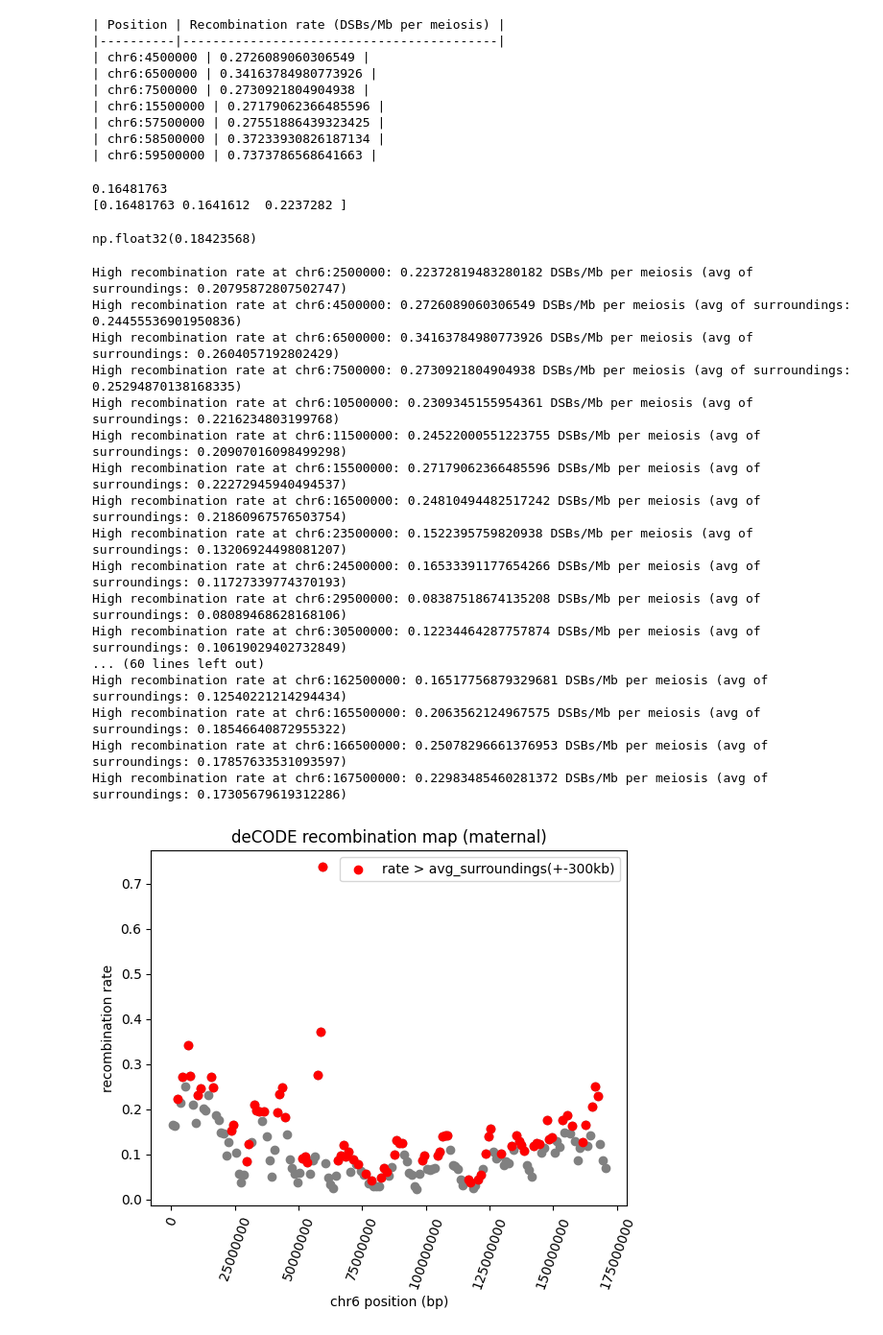
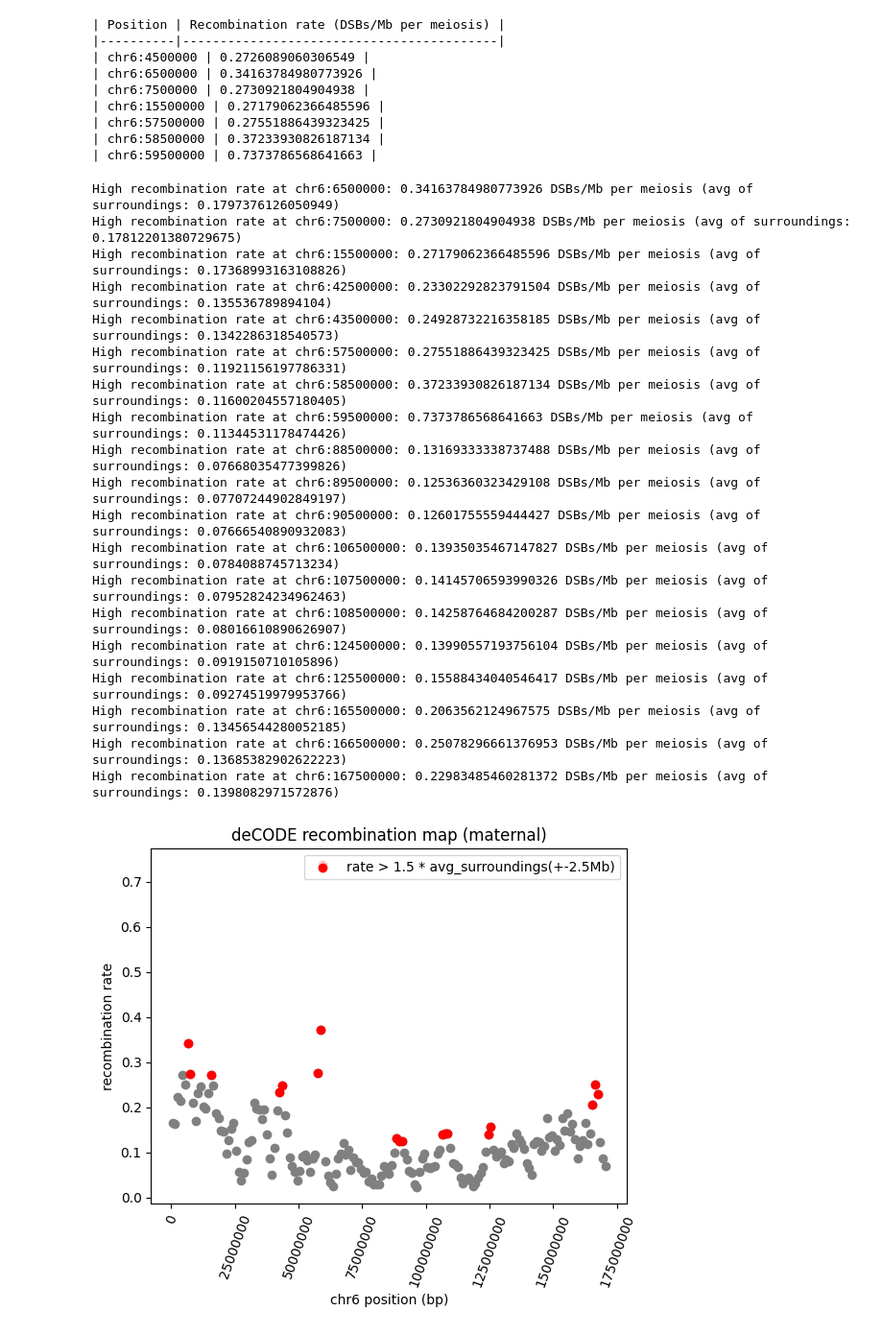
Before and after one commit to jedrzejkubica/Elixir-BH-2025, a Jupyter notebook: haploblock_breakpoints.ipynb, the cells around one changed output. Shown: that part at 96% size. Drawn from its saved outputs; the diff is of its cells as text; code cells hidden in the pictures.

Commit message:
haploblock_breakpoints.ipynb : gaussian smooting, calling peaks

```diff
--- a/haploblock_breakpoints.ipynb
+++ b/haploblock_breakpoints.ipynb
@@ -244,70 +244,58 @@ for pos, rate in zip(high_recomb_pos, high_recomb_rates):
 | chr6:57500000 | 0.27551886439323425 |
 | chr6:58500000 | 0.37233930826187134 |
 | chr6:59500000 | 0.7373786568641663 |
-# %%
-# use DSB (double-strand breaks, DSBs/Mb per meiosis),
-# PRDM9-driven DSBs correspond strongly with recombination hotspots
-recomb_rates = mat_chr["DSB"].to_numpy()
-# %%
-i = 0
-print(recomb_rates[i])
-print(recomb_rates[max(0, i-3):min(len(recomb_rates), i+3)])
-numpy.average(recomb_rates[max(0, i-3):min(len(recomb_rates), i+3)])
-# %% [output]
-0.16481763
-[0.16481763 0.1641612  0.2237282 ]
-np.float32(0.18423568)
 # %%
 high_recomb_pos = []
 high_recomb_rates = []
 
 for i in range(len(recomb_rates)):
-    # take average of +-300kb
-    surroundings_average = numpy.average(recomb_rates[max(0, i-3):min(len(recomb_rates), i+3)])
-    if recomb_rates[i] > surroundings_average:
+    # take average of surroundings +-2.5Mb
+    surroundings_average = numpy.average(recomb_rates[max(0, i-25):min(len(recomb_rates), i+25)])
+    if recomb_rates[i] > 1.5 * surroundings_average:
         high_recomb_pos.append(mat_chr["pos"][i])
         high_recomb_rates.append(recomb_rates[i])
         print(f"High recombination rate at {CHR}:{mat_chr['pos'][i]}: {recomb_rates[i]} DSBs/Mb per meiosis (avg of surroundings: {surroundings_average})")
 # %% [output]
-High recombination rate at chr6:2500000: 0.22372819483280182 DSBs/Mb per meiosis (avg of surroundings: 0.20795872807502747)
-High recombination rate at chr6:4500000: 0.2726089060306549 DSBs/Mb per meiosis (avg of surroundings: 0.24455536901950836)
-High recombination rate at chr6:6500000: 0.34163784980773926 DSBs/Mb per meiosis (avg of surroundings: 0.2604057192802429)
-High recombination rate at chr6:7500000: 0.2730921804904938 DSBs/Mb per meiosis (avg of surroundings: 0.25294870138168335)
-High recombination rate at chr6:10500000: 0.2309345155954361 DSBs/Mb per meiosis (avg of surroundings: 0.2216234803199768)
-High recombination rate at chr6:11500000: 0.24522000551223755 DSBs/Mb per meiosis (avg of surroundings: 0.20907016098499298)
-High recombination rate at chr6:15500000: 0.27179062366485596 DSBs/Mb per meiosis (avg of surroundings: 0.22272945940494537)
-High recombination rate at chr6:16500000: 0.24810494482517242 DSBs/Mb per meiosis (avg of surroundings: 0.21860967576503754)
-High recombination rate at chr6:23500000: 0.1522395759820938 DSBs/Mb per meiosis (avg of surroundings: 0.13206924498081207)
-High recombination rate at chr6:24500000: 0.16533391177654266 DSBs/Mb per meiosis (avg of surroundings: 0.11727339774370193)
-High recombination rate at chr6:29500000: 0.08387518674135208 DSBs/Mb per meiosis (avg of surroundings: 0.08089468628168106)
-High recombination rate at chr6:30500000: 0.12234464287757874 DSBs/Mb per meiosis (avg of surroundings: 0.10619029402732849)
-... (60 lines left out)
-High recombination rate at chr6:162500000: 0.16517756879329681 DSBs/Mb per meiosis (avg of surroundings: 0.12540221214294434)
-High recombination rate at chr6:165500000: 0.2063562124967575 DSBs/Mb per meiosis (avg of surroundings: 0.18546640872955322)
-High recombination rate at chr6:166500000: 0.25078296661376953 DSBs/Mb per meiosis (avg of surroundings: 0.17857633531093597)
-High recombination rate at chr6:167500000: 0.22983485460281372 DSBs/Mb per meiosis (avg of surroundings: 0.17305679619312286)
+High recombination rate at chr6:6500000: 0.34163784980773926 DSBs/Mb per meiosis (avg of surroundings: 0.1797376126050949)
+High recombination rate at chr6:7500000: 0.2730921804904938 DSBs/Mb per meiosis (avg of surroundings: 0.17812201380729675)
+High recombination rate at chr6:15500000: 0.27179062366485596 DSBs/Mb per meiosis (avg of surroundings: 0.17368993163108826)
+High recombination rate at chr6:42500000: 0.23302292823791504 DSBs/Mb per meiosis (avg of surroundings: 0.135536789894104)
+High recombination rate at chr6:43500000: 0.24928732216358185 DSBs/Mb per meiosis (avg of surroundings: 0.1342286318540573)
+High recombination rate at chr6:57500000: 0.27551886439323425 DSBs/Mb per meiosis (avg of surroundings: 0.11921156197786331)
+High recombination rate at chr6:58500000: 0.37233930826187134 DSBs/Mb per meiosis (avg of surroundings: 0.11600204557180405)
+High recombination rate at chr6:59500000: 0.7373786568641663 DSBs/Mb per meiosis (avg of surroundings: 0.11344531178474426)
+High recombination rate at chr6:88500000: 0.13169333338737488 DSBs/Mb per meiosis (avg of surroundings: 0.07668035477399826)
+High recombination rate at chr6:89500000: 0.12536360323429108 DSBs/Mb per meiosis (avg of surroundings: 0.07707244902849197)
+High recombination rate at chr6:90500000: 0.12601755559444427 DSBs/Mb per meiosis (avg of surroundings: 0.07666540890932083)
+High recombination rate at chr6:106500000: 0.13935035467147827 DSBs/Mb per meiosis (avg of surroundings: 0.0784088745713234)
+High recombination rate at chr6:107500000: 0.14145706593990326 DSBs/Mb per meiosis (avg of surroundings: 0.07952824234962463)
+High recombination rate at chr6:108500000: 0.14258764684200287 DSBs/Mb per meiosis (avg of surroundings: 0.08016610890626907)
+High recombination rate at chr6:124500000: 0.13990557193756104 DSBs/Mb per meiosis (avg of surroundings: 0.0919150710105896)
+High recombination rate at chr6:125500000: 0.15588434040546417 DSBs/Mb per meiosis (avg of surroundings: 0.09274519979953766)
+High recombination rate at chr6:165500000: 0.2063562124967575 DSBs/Mb per meiosis (avg of surroundings: 0.13456544280052185)
+High recombination rate at chr6:166500000: 0.25078296661376953 DSBs/Mb per meiosis (avg of surroundings: 0.13685382902622223)
+High recombination rate at chr6:167500000: 0.22983485460281372 DSBs/Mb per meiosis (avg of surroundings: 0.1398082971572876)
 # %%
-# plot the recombination rates along the chromosome,
-# identify haploblock boundaries as recombination rate > 2*avg
+# plot the recombination rates along the chromosome with haploblock boundaries
 matplotlib.pyplot.figure()
 
 matplotlib.pyplot.scatter(x=mat_chr["pos"].to_numpy(), y=recomb_rates, color="grey")
 
 # color red the high recombination positions
 matplotlib.pyplot.scatter(x=high_recomb_pos,
                           y=high_recomb_rates,
                           color="red",
-                          label="rate > avg_surroundings(+-300kb)")
+                          label="rate > 1.5 * avg_surroundings(+-2.5Mb)")
 
 matplotlib.pyplot.title("deCODE recombination map (maternal)")
 matplotlib.pyplot.ticklabel_format(useOffset=False, style='plain')  # disable scientific notation
 matplotlib.pyplot.xlabel(f"{CHR} position (bp)")
 matplotlib.pyplot.ylabel("recombination rate")
 matplotlib.pyplot.xticks(rotation=70)
 
 matplotlib.pyplot.legend()
 
 matplotlib.pyplot.savefig(f"figures/recomb_map_{CHR}_mat_outliersAVGsurroundings.png", bbox_inches='tight')
 matplotlib.pyplot.show()
 # %% [output]
-[figure, old version]
+[figure, new version]
```
Also changed, not shown: parts of 2 cells of this notebook.
